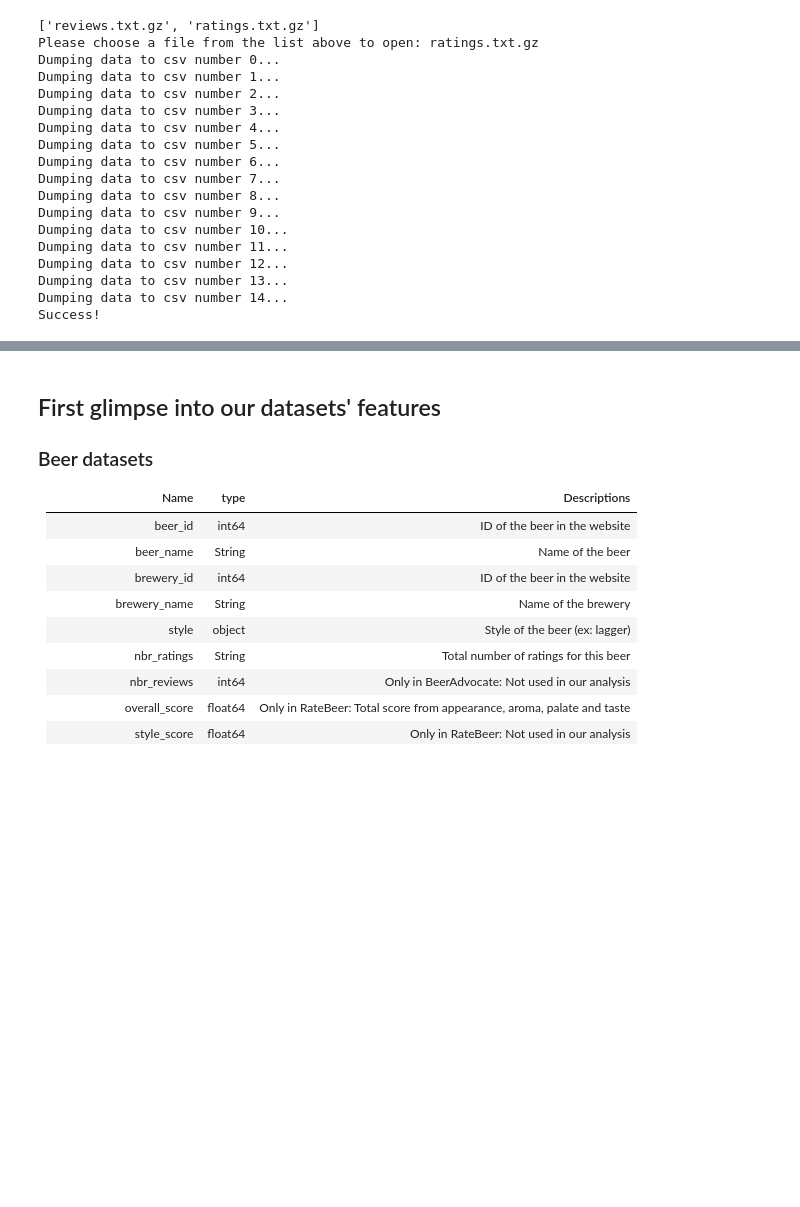
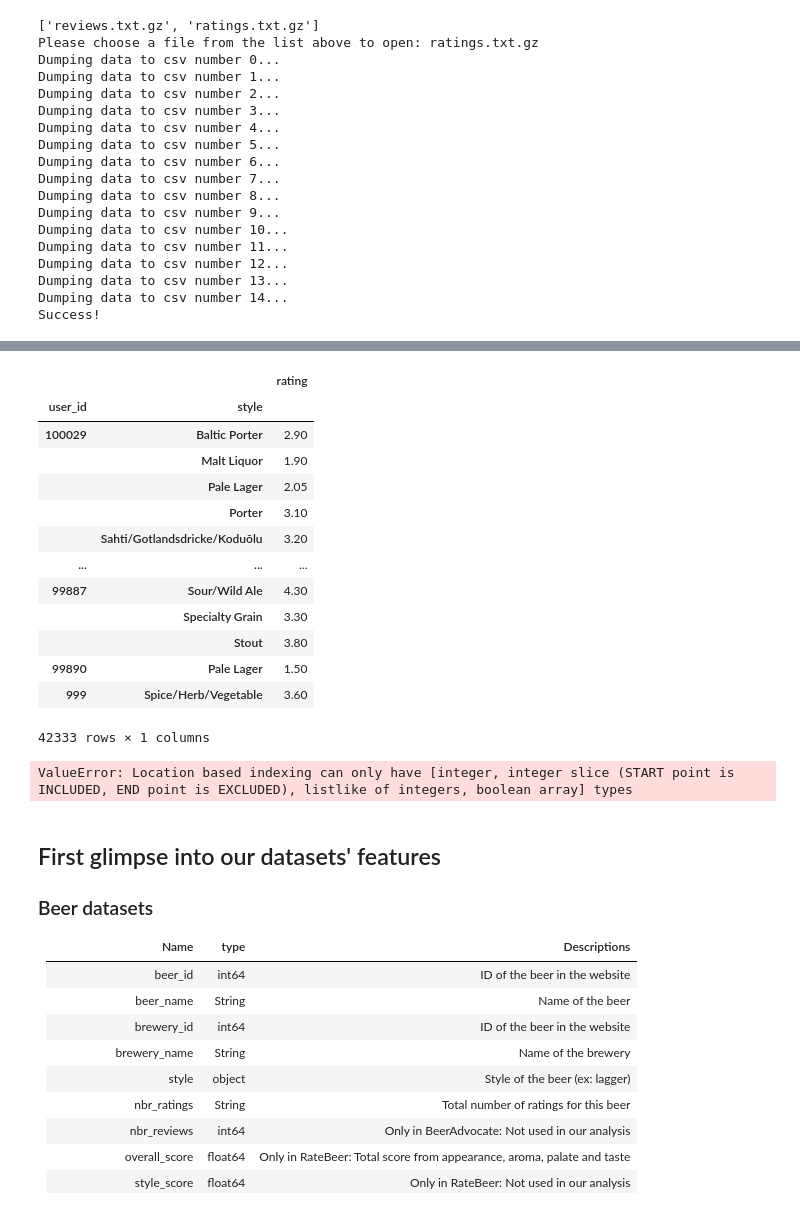
Before and after one commit to epfl-ada/ada-2022-project-hotchocolate, a Jupyter notebook: P3_Auriane_WIP.ipynb, the cells around one changed output, grey strips where cells are left out. Saved outputs shown, nothing was run; the diff lists cells and outputs as text; code cells hidden in the pictures; blank space fills up the shorter version.

```diff
--- a/P3_Auriane_WIP.ipynb
+++ b/P3_Auriane_WIP.ipynb
@@ -131,0 +106,2 @@ new_df.head()
+# %%
+mysmallratings["rating"]=pd.to_numeric(mysmallratings["rating"])
@@ -131,0 +112,3 @@ new_df.head()
+# %%
+groupedratings=mysmallratings.groupby(["user_id","style"]).rating.mean()
+groupedratings.head()
@@ -132,3 +123,26 @@ new_df.head()
+# %%
+df_groupedratings=groupedratings.to_frame()
+# %%
+df_groupedratings
+# %% [output]
+|  |  | rating |
+| user_id | style |  |
+| 100029 | Baltic Porter | 2.90 |
+|  | Malt Liquor | 1.90 |
+|  | Pale Lager | 2.05 |
+|  | Porter | 3.10 |
+|  | Sahti/Gotlandsdricke/Koduõlu | 3.20 |
+| ... | ... | ... |
+| 99887 | Sour/Wild Ale | 4.30 |
+|  | Specialty Grain | 3.30 |
+|  | Stout | 3.80 |
+| 99890 | Pale Lager | 1.50 |
+| 999 | Spice/Herb/Vegetable | 3.60 |
+42333 rows × 1 columns
+# %%
+df_groupedratings.iloc[("99887","Specialty Grain")]
+# %% [output]
+ValueError: Location based indexing can only have [integer, integer slice (START point is INCLUDED, END point is EXCLUDED), listlike of integers, boolean array] types
 # %% [markdown]
 <a id='features'></a>
 
```
Also changed, not shown: parts of 21 cells of this notebook.
